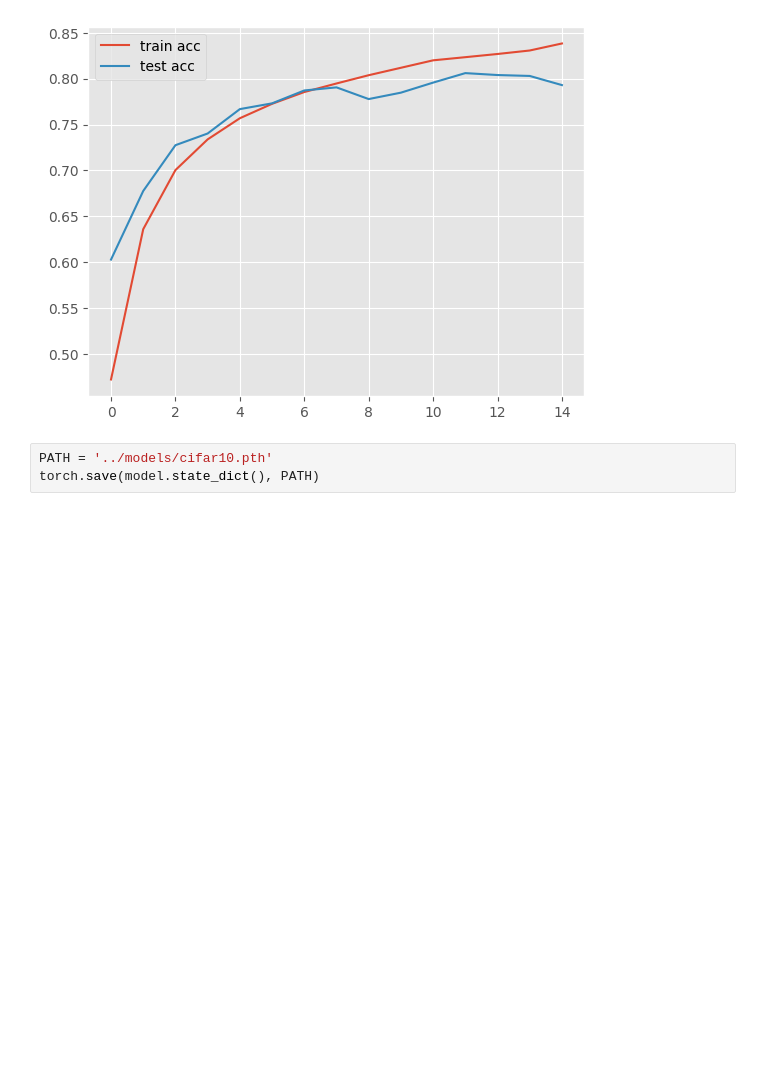
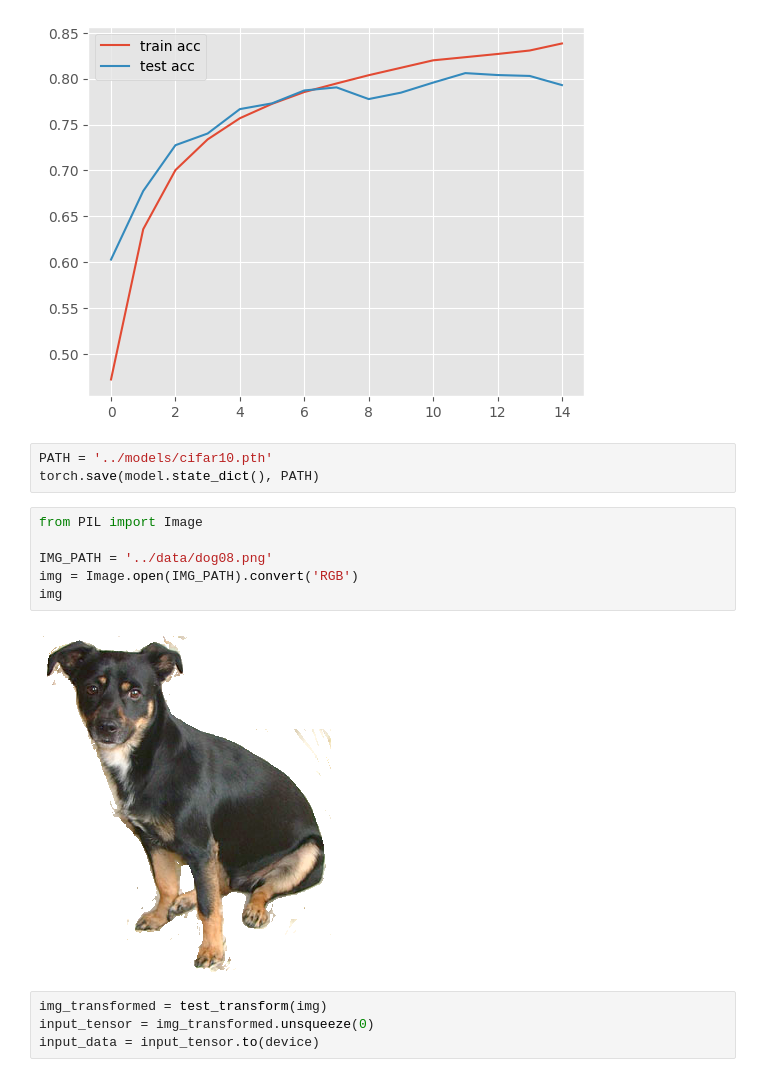
Before and after one commit to Rintaro-Fukui/CIFAR10-API, a Jupyter notebook: model-train/notebooks/cifar10.ipynb, the cells around one changed output. Drawn from its saved outputs; the diff is of its cells as text; blank space fills up the shorter version.

```diff
--- a/model-train/notebooks/cifar10.ipynb
+++ b/model-train/notebooks/cifar10.ipynb
@@ -192,3 +192,15 @@ plt.legend()
 # %%
 PATH = '../models/cifar10.pth'
 torch.save(model.state_dict(), PATH)
+# %%
+from PIL import Image
+
+IMG_PATH = '../data/dog08.png'
+img = Image.open(IMG_PATH).convert('RGB')
+img
+# %% [output]
+[figure, added]
+# %%
+img_transformed = test_transform(img)
+input_tensor = img_transformed.unsqueeze(0)
+input_data = input_tensor.to(device)
```
